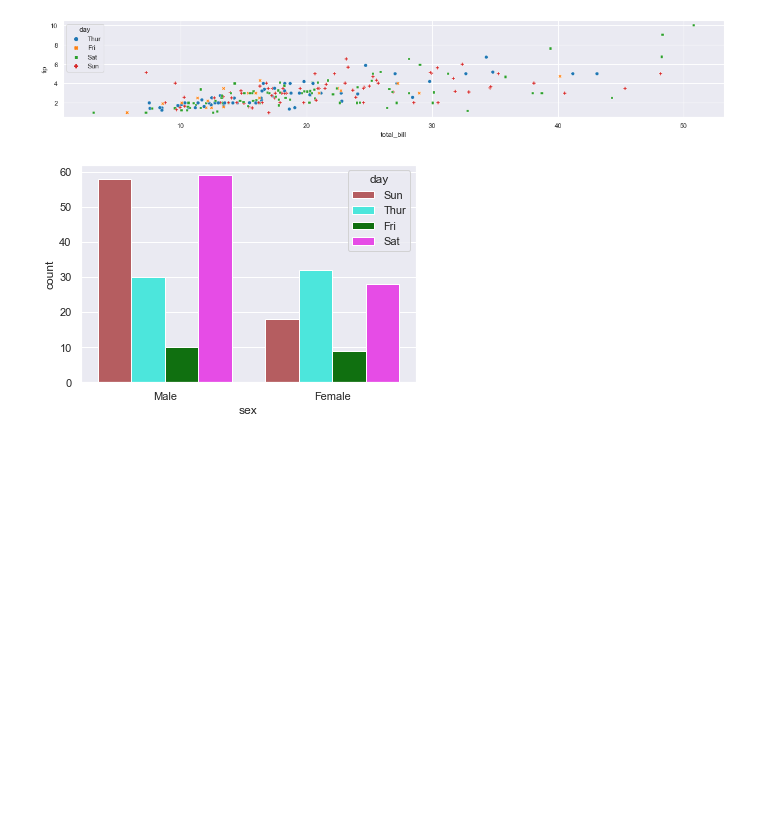
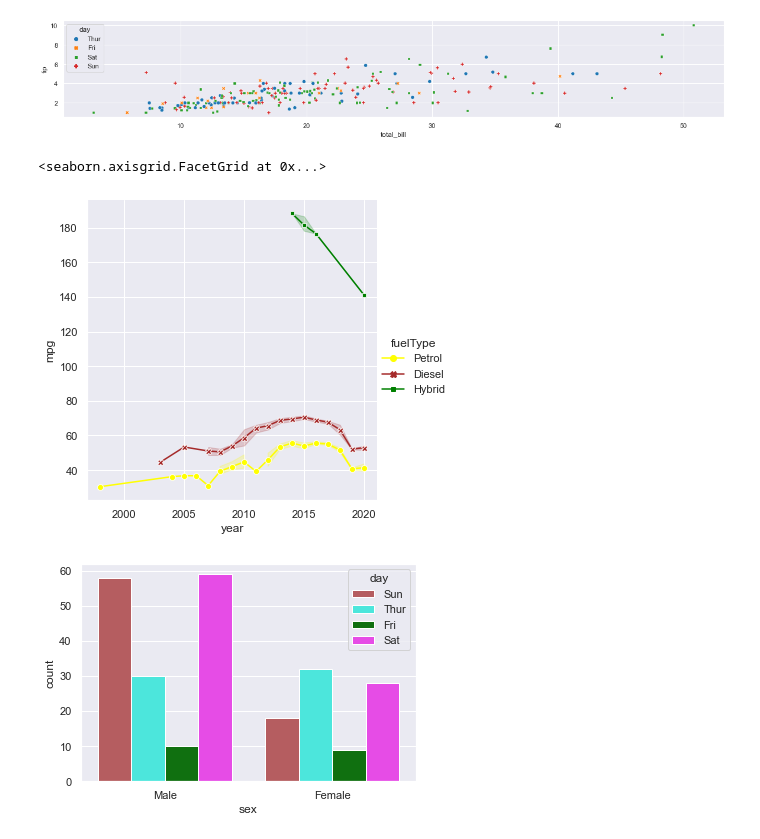
Before and after one commit to developerHobday/data-visualization, a Jupyter notebook: seaborn.ipynb, the cells around one changed output. Drawn from its saved outputs; the diff is of its cells as text; code cells hidden in the pictures; blank space fills up the shorter version.

Commit message:
line plots

```diff
--- a/seaborn.ipynb
+++ b/seaborn.ipynb
@@ -29,6 +29,20 @@ _ = sns.scatterplot(data = df, x = 'total_bill', y='tip',
 )
 # %% [output]
 [figure]
+# %%
+# Line plots are good for time series data
+audi_df = pd.read_csv('./data/audi.csv')
+sns.relplot( kind='line',
+    data = audi_df[ audi_df['model'] == ' A3'],
+    x='year', y='mpg',
+    style='fuelType', markers=True, dashes=False,
+    hue='fuelType', palette={'Petrol': 'yellow', 'Diesel': 'brown', 'Hybrid': 'green'}
+    # ci=None, # normally 95% confidence interval shows the mean
+
+)
+# %% [output]
+<seaborn.axisgrid.FacetGrid at 0x...>
+[figure, added]
 # %%
 # Count Plot
 # Also shows adjusting hue order and color
```
